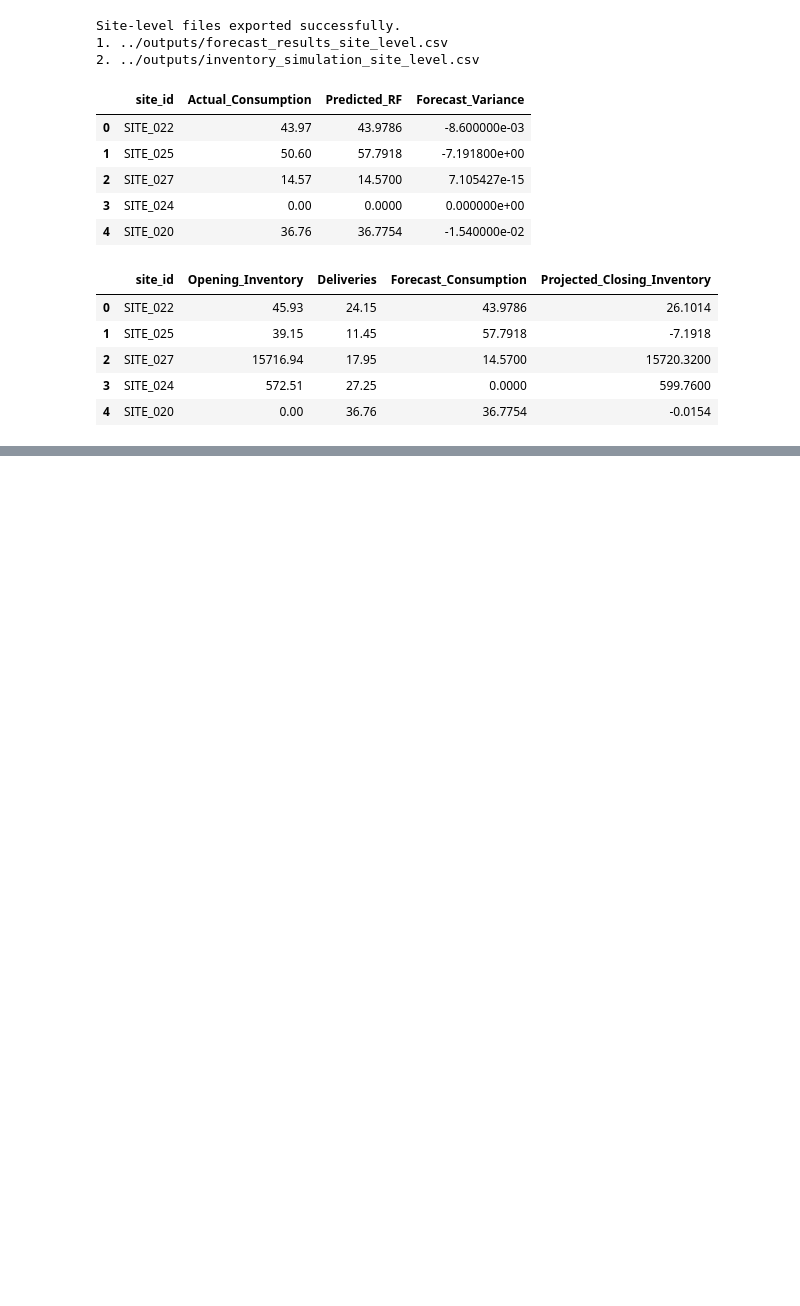
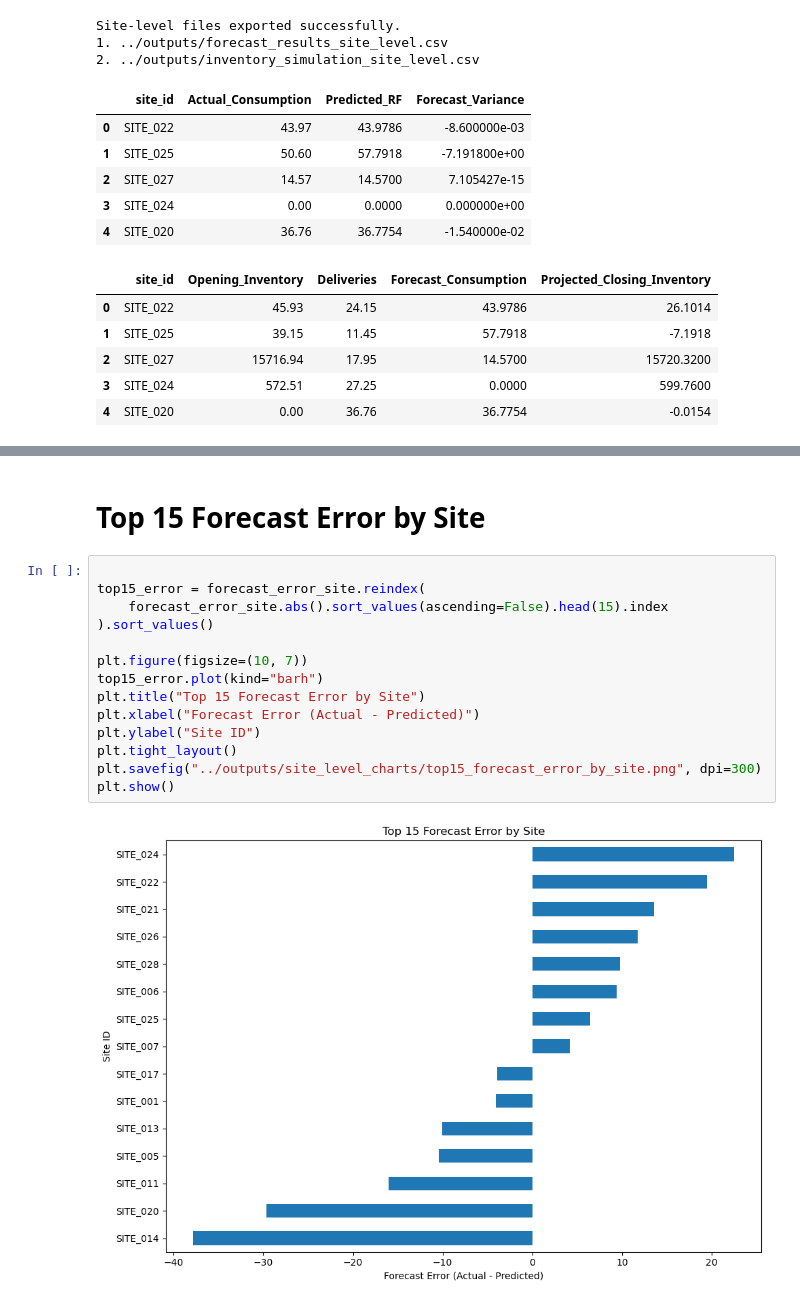
Before and after one commit to felixo260/cement-demand-forecasting, a Jupyter notebook: notebooks/eda_model.ipynb, the cells around one changed output, grey strips where cells are left out. Saved outputs shown, nothing was run; the diff lists cells and outputs as text; blank space fills up the shorter version.

```diff
--- a/notebooks/eda_model.ipynb
+++ b/notebooks/eda_model.ipynb
@@ -1037,0 +1090,18 @@ Site-level files exported successfully.
+# %% [markdown]
+# Top 15 Forecast Error by Site
+# %%
+
+top15_error = forecast_error_site.reindex(
+    forecast_error_site.abs().sort_values(ascending=False).head(15).index
+).sort_values()
+
+plt.figure(figsize=(10, 7))
+top15_error.plot(kind="barh")
+plt.title("Top 15 Forecast Error by Site")
+plt.xlabel("Forecast Error (Actual - Predicted)")
+plt.ylabel("Site ID")
+plt.tight_layout()
+plt.savefig("../outputs/site_level_charts/top15_forecast_error_by_site.png", dpi=300)
+plt.show()
+# %% [output]
+[figure, added]
```
Also changed, not shown: parts of 16 cells of this notebook, 3 other files.
